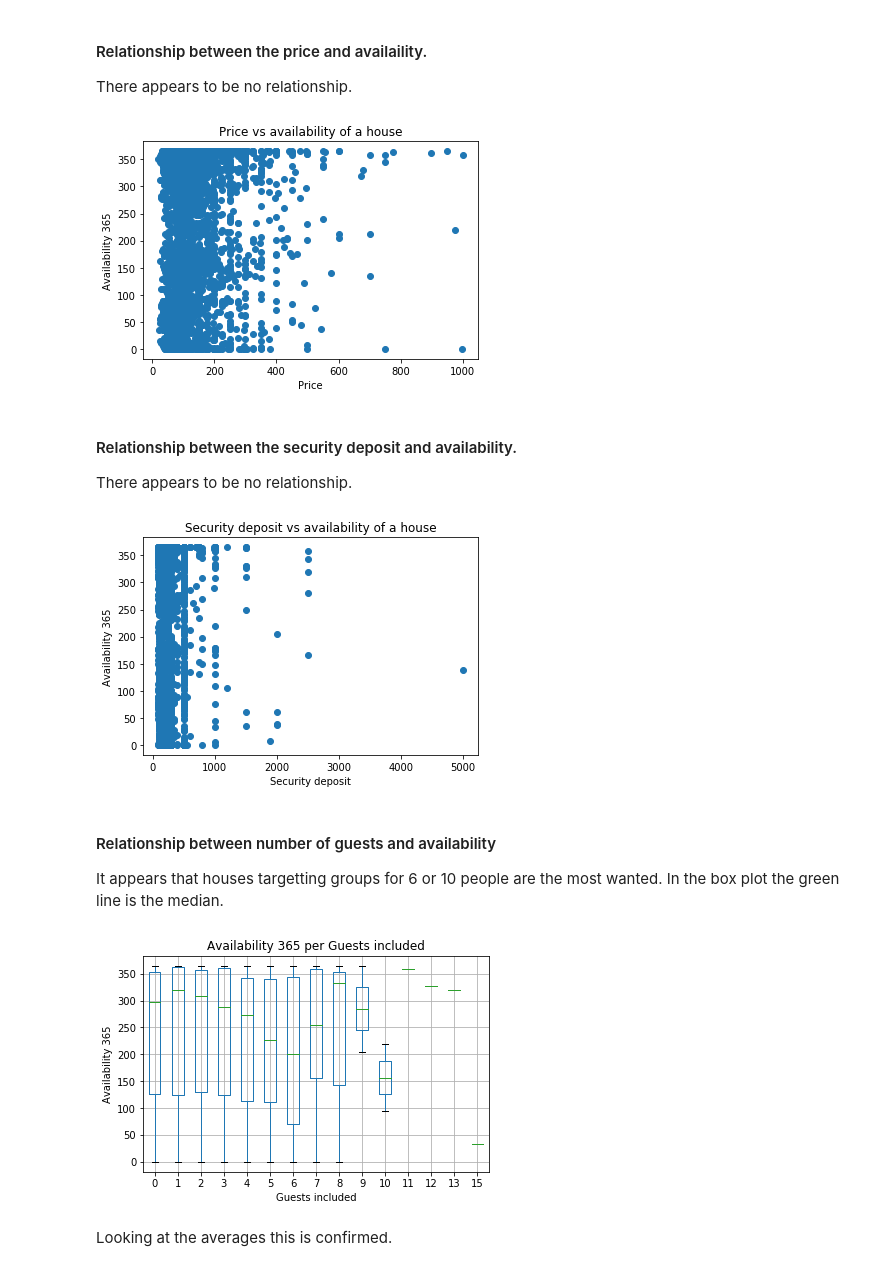
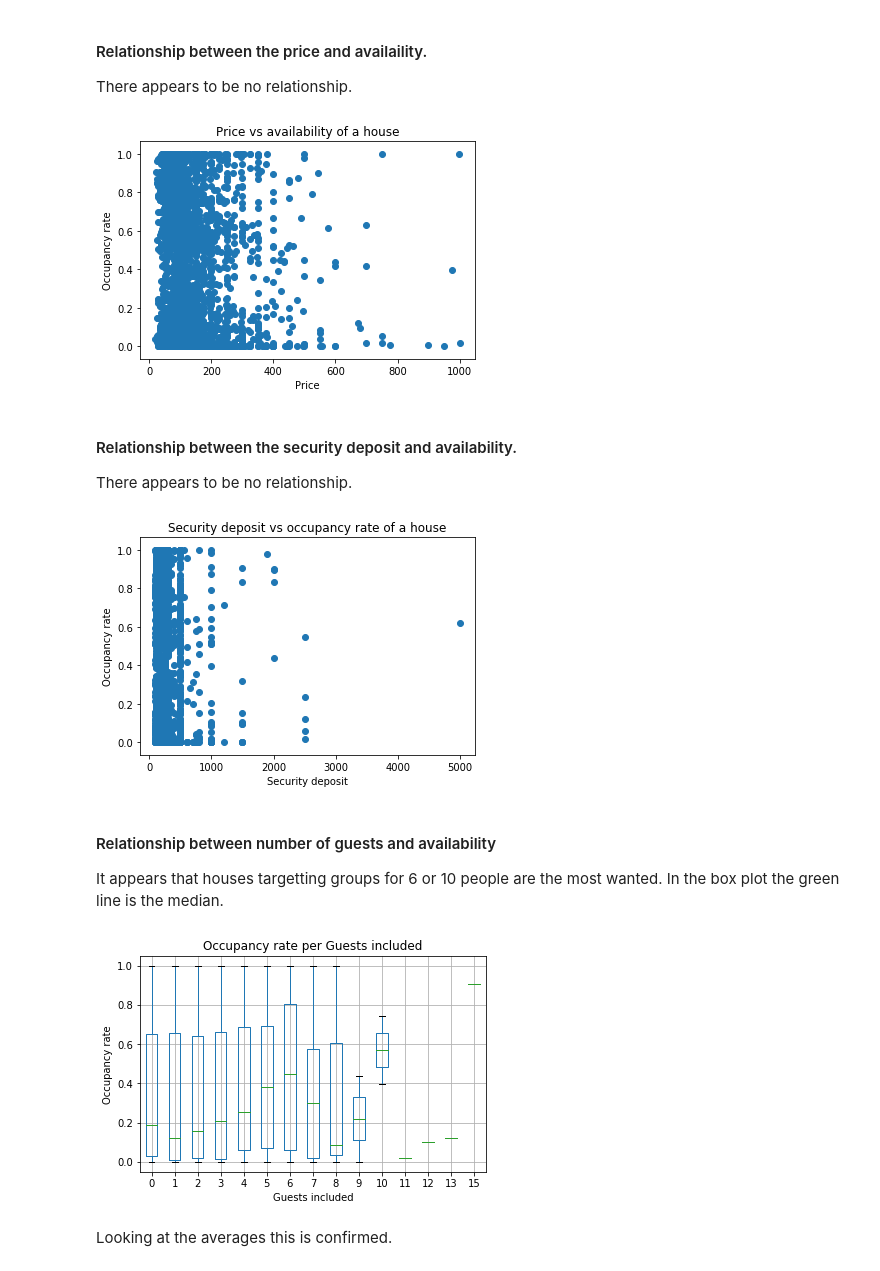
Before and after one commit to FrankTub/Airbnb-bookings, a Jupyter notebook: seattle_airbnb.ipynb, the cells around one changed output. Saved outputs shown, nothing was run; the diff lists cells and outputs as text; code cells hidden in the pictures.

```diff
--- a/seattle_airbnb.ipynb
+++ b/seattle_airbnb.ipynb
@@ -14,7 +14,7 @@ import utility as ut
 %matplotlib inline
 # %%
 # Store the key performance indicator for how popular a house is in a variable, so that we can reference it at multiple places
-kpi = 'availability_365'
+kpi = 'occupancy_rate'
 # %% [markdown]
 ## Listings.csv
 
@@ -219,21 +219,21 @@ There appears to be no relationship.
 # %%
 ut.scatter_plot(data, kpi, 'price', plt, 'Price vs availability of a house');
 # %% [output]
-[figure, old version]
+[figure, new version]
 # %% [markdown]
 #### Relationship between the security deposit and availability.
 There appears to be no relationship.
 # %%
-ut.scatter_plot(data, kpi, 'security_deposit', plt, 'Security deposit vs availability of a house');
+ut.scatter_plot(data, kpi, 'security_deposit', plt, 'Security deposit vs occupancy rate of a house');
 # %% [output]
-[figure, old version]
+[figure, new version]
 # %% [markdown]
 #### Relationship between number of guests and availability
 It appears that houses targetting groups for 6 or 10 people are the most wanted. In the box plot the green line is the median.
 # %%
 ut.box_plot(data, kpi, 'guests_included', plt);
 # %% [output]
-[figure, old version]
+[figure, new version]
 # %% [markdown]
 Looking at the averages this is confirmed.
 # %%
```
Also changed, not shown: parts of 11 cells of this notebook, 1 other file.
